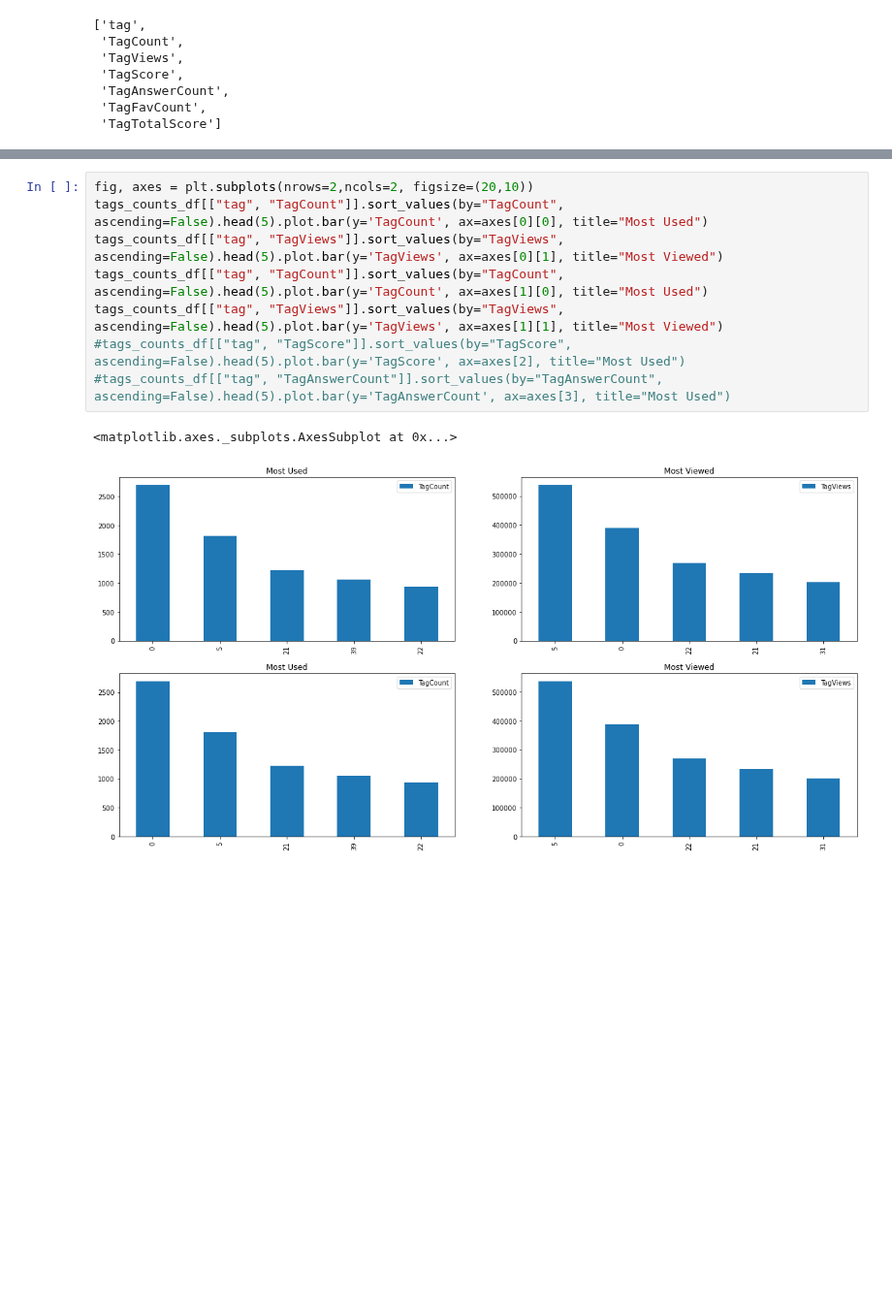
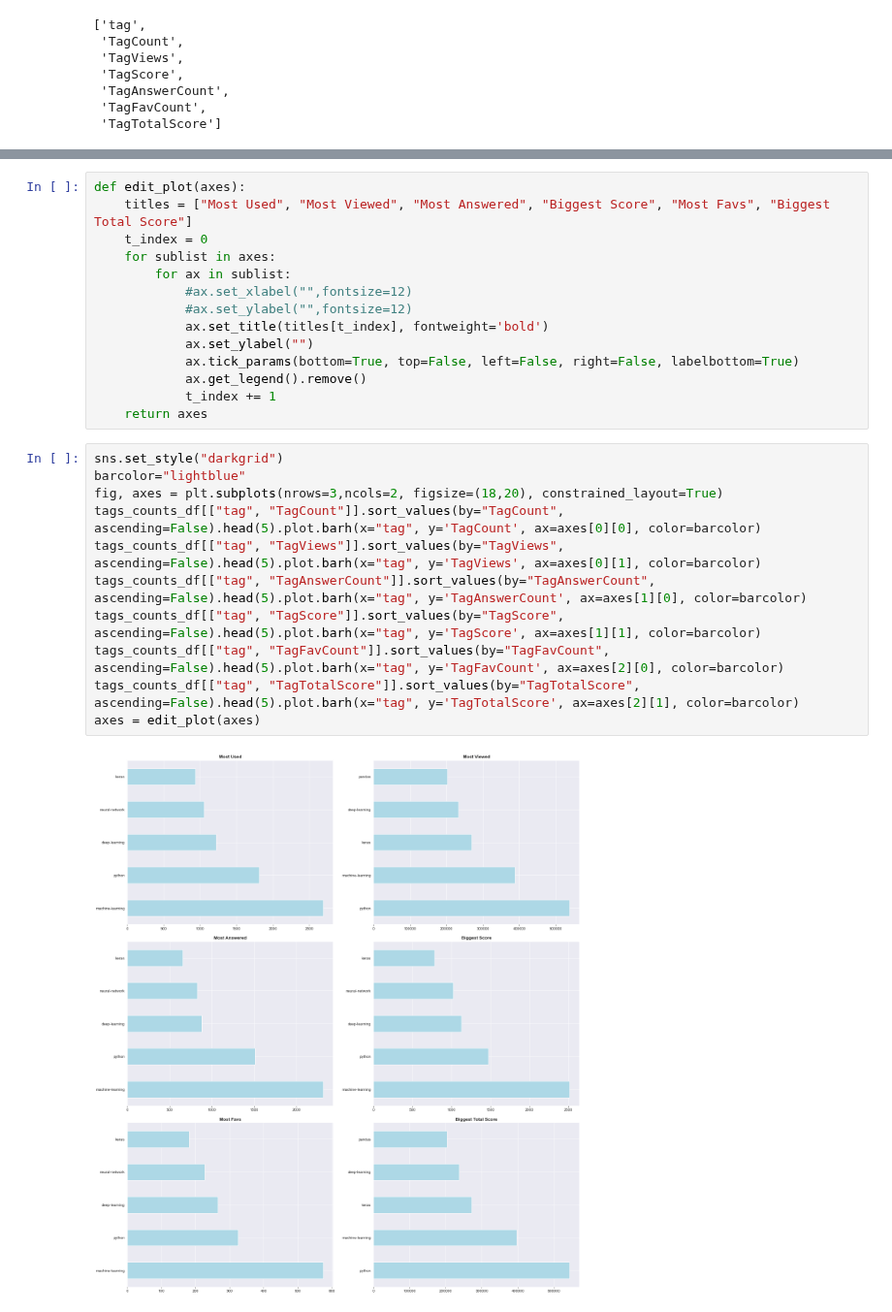
Before and after one commit to raduspaimoc/DataQuest-Projects, a Jupyter notebook: Data Analysis/Popular Data Science Questions/Popular Data Science Questions.ipynb, the cells around one changed output, grey strips where cells are left out. Shown at 97% size. Saved outputs shown, nothing was run; the diff lists cells and outputs as text; blank space fills up the shorter version.

Commit message:
Comparative subplots explained.

```diff
--- a/Data Analysis/Popular Data Science Questions/Popular Data Science Questions.ipynb
+++ b/Data Analysis/Popular Data Science Questions/Popular Data Science Questions.ipynb
@@ -255,11 +246,27 @@ tags_counts_df[["tag", "TagViews"]].sort_values(by="TagViews", ascending=False).
+# %%
+def edit_plot(axes):
+    titles = ["Most Used", "Most Viewed", "Most Answered", "Biggest Score", "Most Favs", "Biggest Total Score"]
+    t_index = 0
+    for sublist in axes:
+        for ax in sublist:
+            #ax.set_xlabel("",fontsize=12)
+            #ax.set_ylabel("",fontsize=12)
+            ax.set_title(titles[t_index], fontweight='bold')
+            ax.set_ylabel("")
+            ax.tick_params(bottom=True, top=False, left=False, right=False, labelbottom=True)
+            ax.get_legend().remove()
+            t_index += 1
+    return axes
 # %%
-fig, axes = plt.subplots(nrows=2,ncols=2, figsize=(20,10))
-tags_counts_df[["tag", "TagCount"]].sort_values(by="TagCount", ascending=False).head(5).plot.bar(y='TagCount', ax=axes[0][0], title="Most Used")
-tags_counts_df[["tag", "TagViews"]].sort_values(by="TagViews", ascending=False).head(5).plot.bar(y='TagViews', ax=axes[0][1], title="Most Viewed")
-tags_counts_df[["tag", "TagCount"]].sort_values(by="TagCount", ascending=False).head(5).plot.bar(y='TagCount', ax=axes[1][0], title="Most Used")
-tags_counts_df[["tag", "TagViews"]].sort_values(by="TagViews", ascending=False).head(5).plot.bar(y='TagViews', ax=axes[1][1], title="Most Viewed")
-#tags_counts_df[["tag", "TagScore"]].sort_values(by="TagScore", ascending=False).head(5).plot.bar(y='TagScore', ax=axes[2], title="Most Used")
-#tags_counts_df[["tag", "TagAnswerCount"]].sort_values(by="TagAnswerCount", ascending=False).head(5).plot.bar(y='TagAnswerCount', ax=axes[3], title="Most Used")
+sns.set_style("darkgrid")
+barcolor="lightblue"
+fig, axes = plt.subplots(nrows=3,ncols=2, figsize=(18,20), constrained_layout=True)
+tags_counts_df[["tag", "TagCount"]].sort_values(by="TagCount", ascending=False).head(5).plot.barh(x="tag", y='TagCount', ax=axes[0][0], color=barcolor)
+tags_counts_df[["tag", "TagViews"]].sort_values(by="TagViews", ascending=False).head(5).plot.barh(x="tag", y='TagViews', ax=axes[0][1], color=barcolor)
+tags_counts_df[["tag", "TagAnswerCount"]].sort_values(by="TagAnswerCount", ascending=False).head(5).plot.barh(x="tag", y='TagAnswerCount', ax=axes[1][0], color=barcolor)
+tags_counts_df[["tag", "TagScore"]].sort_values(by="TagScore", ascending=False).head(5).plot.barh(x="tag", y='TagScore', ax=axes[1][1], color=barcolor)
+tags_counts_df[["tag", "TagFavCount"]].sort_values(by="TagFavCount", ascending=False).head(5).plot.barh(x="tag", y='TagFavCount', ax=axes[2][0], color=barcolor)
+tags_counts_df[["tag", "TagTotalScore"]].sort_values(by="TagTotalScore", ascending=False).head(5).plot.barh(x="tag", y='TagTotalScore', ax=axes[2][1], color=barcolor)
+axes = edit_plot(axes)
 # %% [output]
-<matplotlib.axes._subplots.AxesSubplot at 0x...>
-[figure, old version]
+[figure, new version]
```
Also changed, not shown: parts of 5 cells of this notebook, 1 other file.
